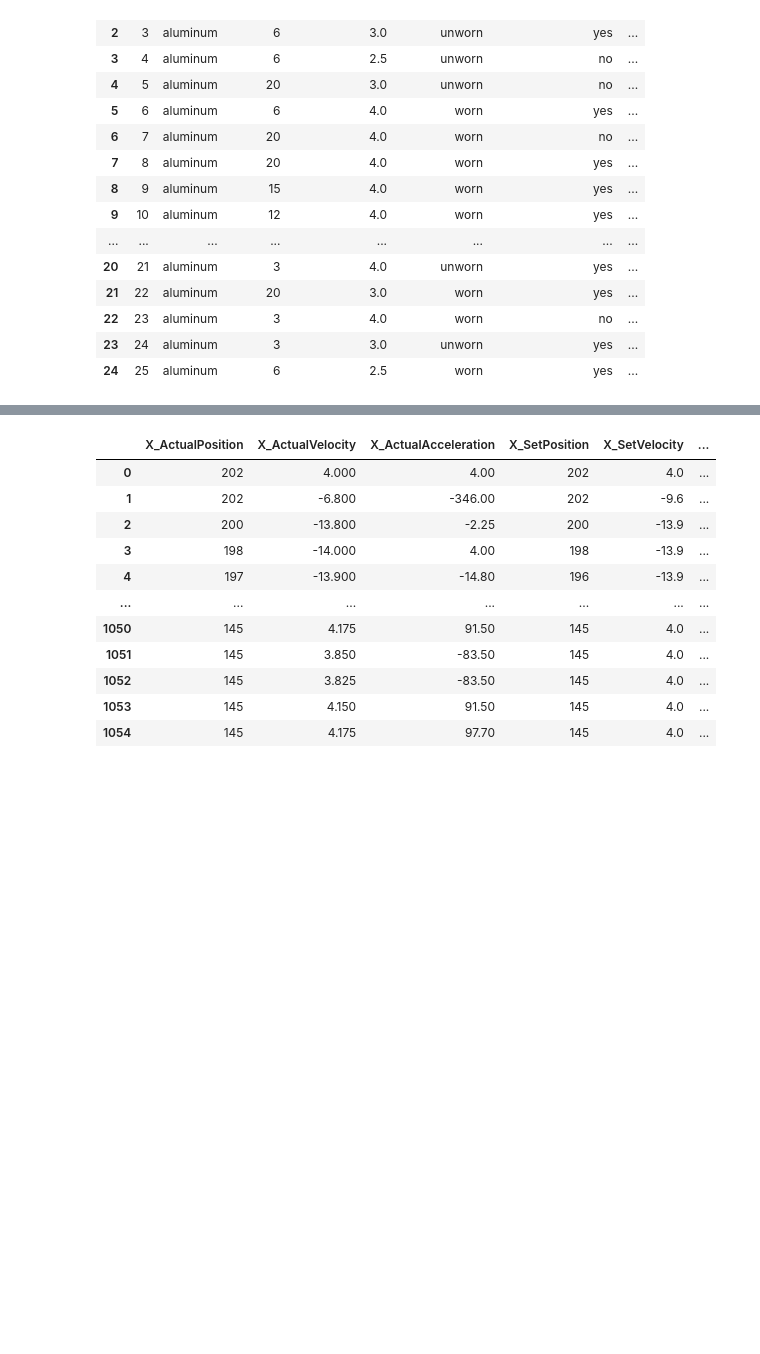
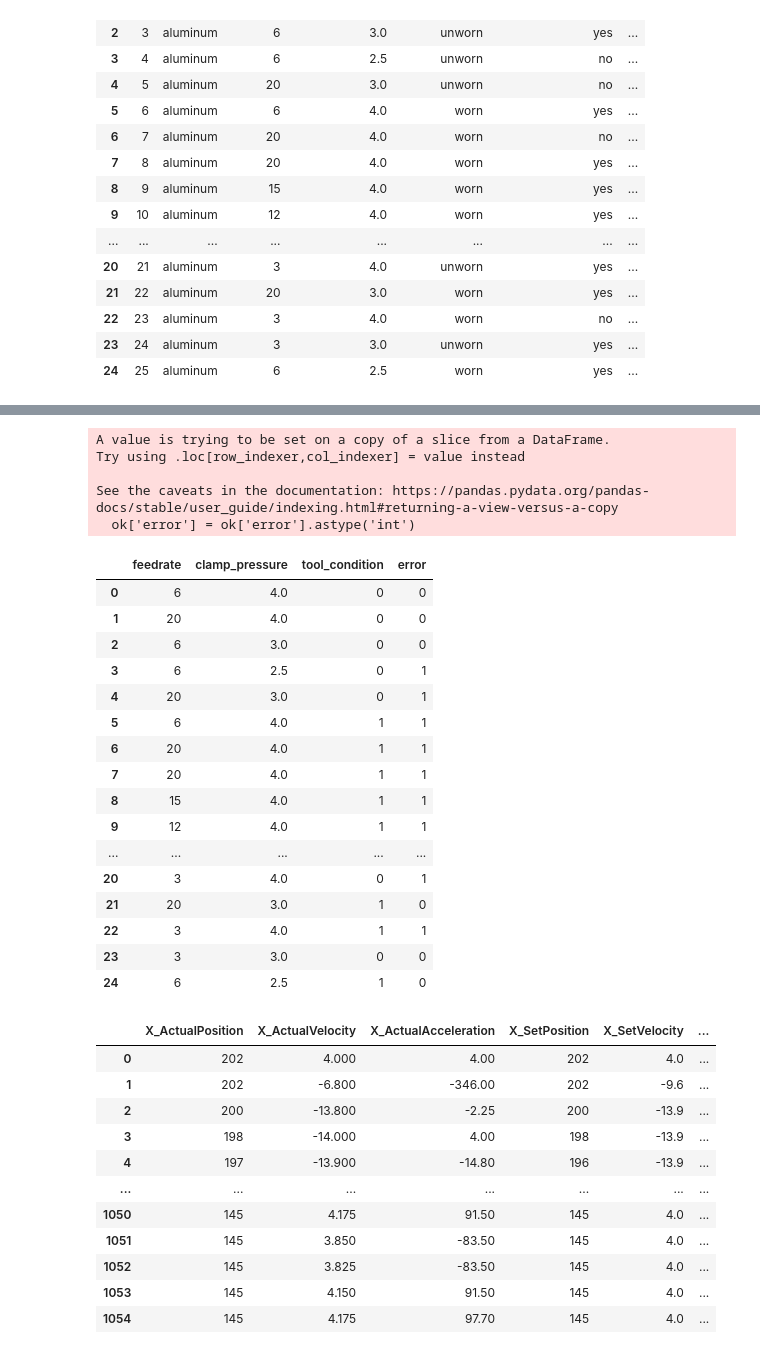
Before and after one commit to GwangAnLeeDunKinDonass/MOS, a Jupyter notebook: preprocess.ipynb, the cells around one changed output, grey strips where cells are left out. Drawn from its saved outputs; the diff is of its cells as text; code cells hidden in the pictures; blank space fills up the shorter version.

```diff
--- a/preprocess.ipynb
+++ b/preprocess.ipynb
@@ -38,3 +53,44 @@ ok
+# %%
+for raw in range(len(ok)):
+    if ok.loc[raw,'machining_finalized']==1:
+        ok.loc[raw,'error'] = 1
+    elif ok.loc[raw,'passed_visual_inspection']==1:
+        ok.loc[raw,'error'] = 1
+    else:
+        ok.loc[raw,'error'] = 0
+
+    if ok.loc[raw,'tool_condition']=='worn':
+        ok.loc[raw,'tool_condition'] = 1
+    else:
+        ok.loc[raw,'tool_condition'] = 0
+
+ok = ok[['feedrate','clamp_pressure','tool_condition','error']]
+ok['error'] = ok['error'].astype('int')
+
+ok
+# %% [output]
+A value is trying to be set on a copy of a slice from a DataFrame.
+Try using .loc[row_indexer,col_indexer] = value instead
+
+See the caveats in the documentation: https://pandas.pydata.org/pandas-docs/stable/user_guide/indexing.html#returning-a-view-versus-a-copy
+  ok['error'] = ok['error'].astype('int')
+|  | feedrate | clamp_pressure | tool_condition | error |
+| 0 | 6 | 4.0 | 0 | 0 |
+| 1 | 20 | 4.0 | 0 | 0 |
+| 2 | 6 | 3.0 | 0 | 0 |
+| 3 | 6 | 2.5 | 0 | 1 |
+| 4 | 20 | 3.0 | 0 | 1 |
+| 5 | 6 | 4.0 | 1 | 1 |
+| 6 | 20 | 4.0 | 1 | 1 |
+| 7 | 20 | 4.0 | 1 | 1 |
+| 8 | 15 | 4.0 | 1 | 1 |
+| 9 | 12 | 4.0 | 1 | 1 |
+| ... | ... | ... | ... | ... |
+| 20 | 3 | 4.0 | 0 | 1 |
+| 21 | 20 | 3.0 | 1 | 0 |
+| 22 | 3 | 4.0 | 1 | 1 |
+| 23 | 3 | 3.0 | 0 | 0 |
+| 24 | 6 | 2.5 | 1 | 0 |
 # %%
 df = pd.read_csv('./dataset/raw/exp/experiment_01.csv')
 df
```
Also changed, not shown: parts of 2 cells of this notebook, 1 other file.
